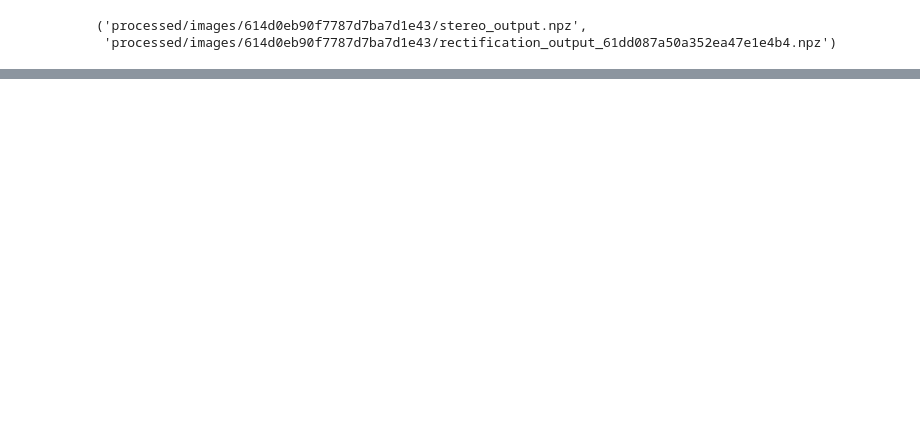
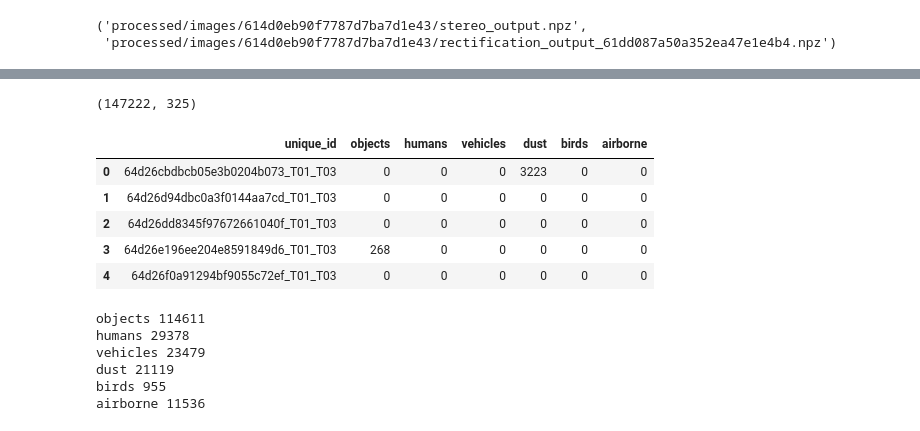
Before and after one commit to liyubrt/notebooks, a Jupyter notebook: check_label.ipynb, the cells around one changed output, grey strips where cells are left out. Saved outputs shown, nothing was run; the diff lists cells and outputs as text; code cells hidden in the pictures; blank space fills up the shorter version.

```diff
--- a/check_label.ipynb
+++ b/check_label.ipynb
@@ -226,0 +203,27 @@ for i, row in sub_df.iterrows():
+# %%
+# df = df.apply(lambda row: get_categorical_labels(root_dir, dataset, row), axis=1)
+print(df.shape)
+df[['unique_id'] + list(categorical_labels_map.keys())].to_csv('/data/jupiter/li.yu/data/halo_rgb_stereo_train_test/train_v6_1_categorical_count.csv', index=False)
+# %% [output]
+(147222, 325)
+# %%
+count_df = pd.read_csv('/data/jupiter/li.yu/data/halo_rgb_stereo_train_test/train_v6_1_categorical_count.csv')
+# count_df = df[list(categorical_labels_map.keys())]
+count_df.head()
+# %% [output]
+|  | unique_id | objects | humans | vehicles | dust | birds | airborne |
+| 0 | 64d26cbdbcb05e3b0204b073_T01_T03 | 0 | 0 | 0 | 3223 | 0 | 0 |
+| 1 | 64d26d94dbc0a3f0144aa7cd_T01_T03 | 0 | 0 | 0 | 0 | 0 | 0 |
+| 2 | 64d26dd8345f97672661040f_T01_T03 | 0 | 0 | 0 | 0 | 0 | 0 |
+| 3 | 64d26e196ee204e8591849d6_T01_T03 | 268 | 0 | 0 | 0 | 0 | 0 |
+| 4 | 64d26f0a91294bf9055c72ef_T01_T03 | 0 | 0 | 0 | 0 | 0 | 0 |
+# %%
+for sub in categorical_labels_map.keys():
+    print(sub, len(count_df[count_df[sub] > 0]))
+# %% [output]
+objects 114611
+humans 29378
+vehicles 23479
+dust 21119
+birds 955
+airborne 11536
```
Also changed, not shown: parts of 11 cells of this notebook, 3 other files.
